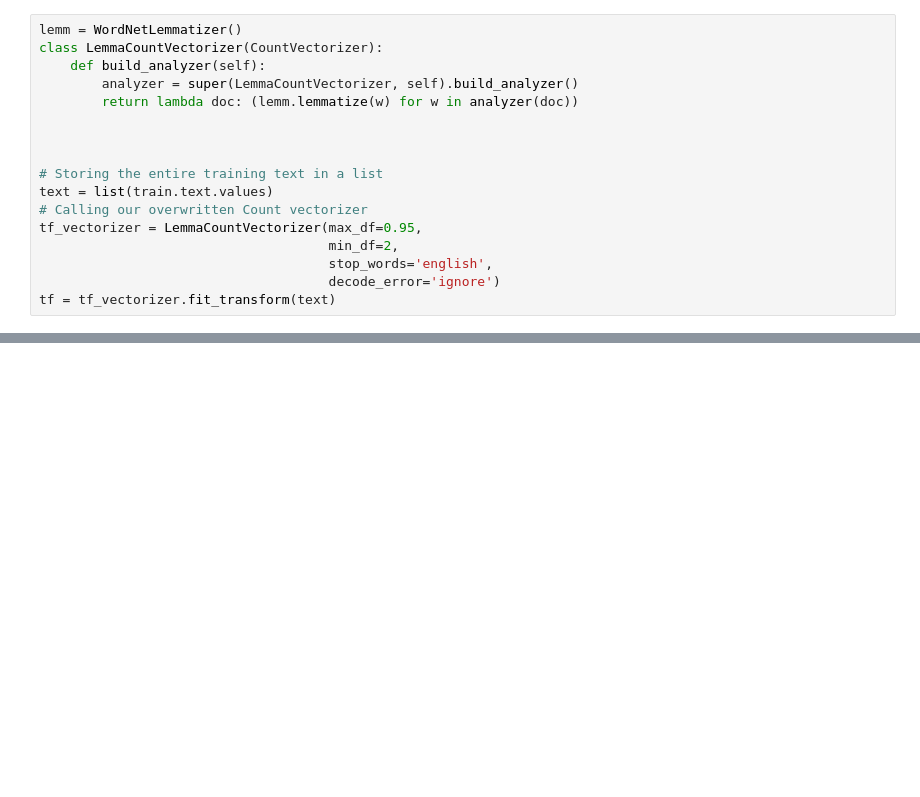
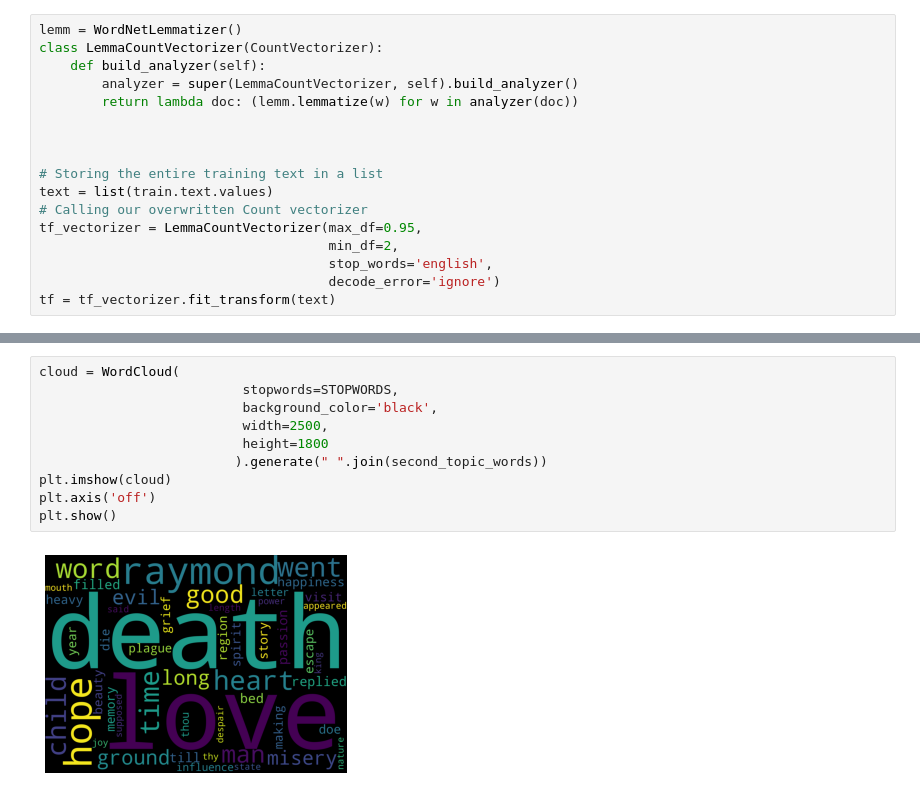
Before and after one commit to So-bonkers/Indian-Accent-Embeddings, a Jupyter notebook: Example_Assignment/Aside/Topic Modelling/spooky_nlp.ipynb, the cells around one changed output, grey strips where cells are left out. Saved outputs shown, nothing was run; the diff lists cells and outputs as text; blank space fills up the shorter version.

```diff
--- a/Example_Assignment/Aside/Topic Modelling/spooky_nlp.ipynb
+++ b/Example_Assignment/Aside/Topic Modelling/spooky_nlp.ipynb
@@ -349,0 +411,12 @@ Function get_feature_names is deprecated; get_feature_names is deprecated in 1.0
+# %%
+cloud = WordCloud(
+                          stopwords=STOPWORDS,
+                          background_color='black',
+                          width=2500,
+                          height=1800
+                         ).generate(" ".join(second_topic_words))
+plt.imshow(cloud)
+plt.axis('off')
+plt.show()
+# %% [output]
+[figure, added]
```
Also changed, not shown: parts of 13 cells of this notebook.
